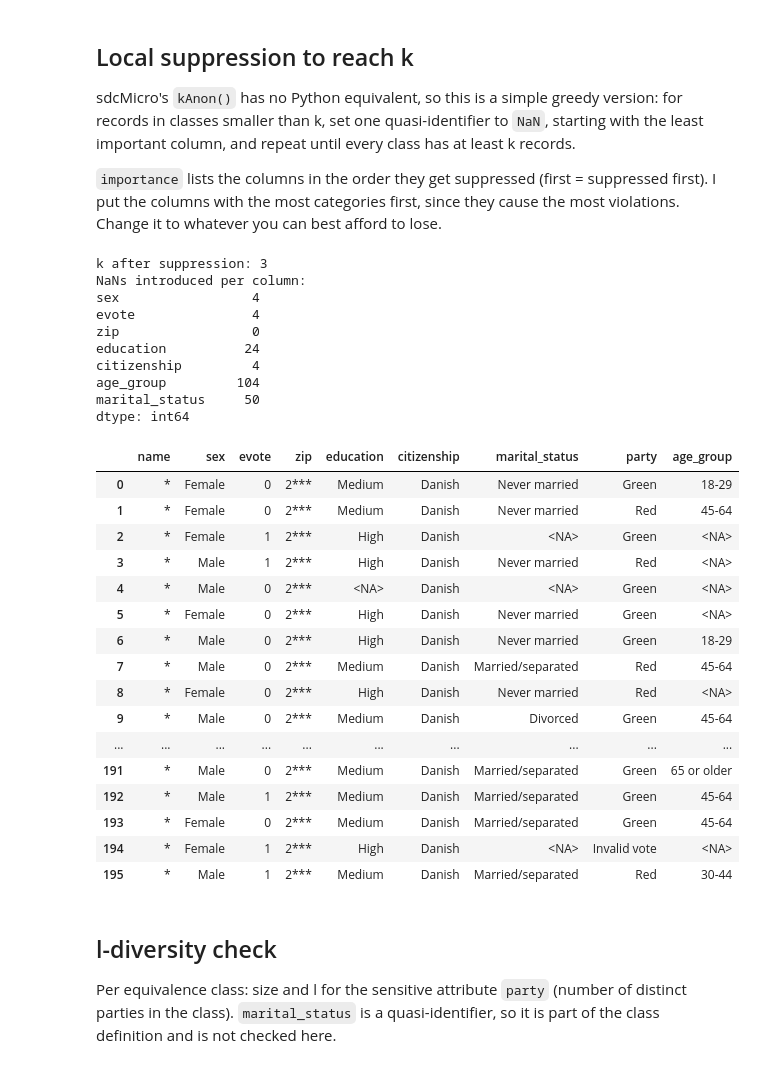
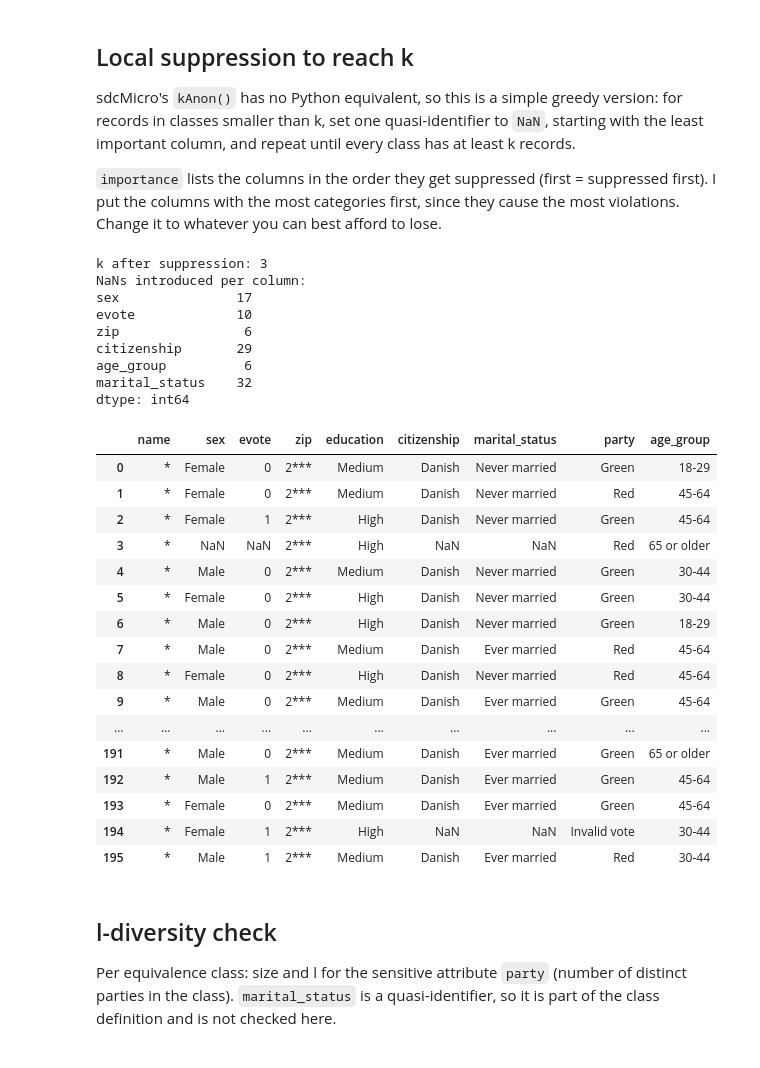
Before and after one commit to darageorgieva/Elections-Data-Anonymisation-Security-Privacy-Project, a Jupyter notebook: annonymisation/anon_check.ipynb, the cells around one changed output. Cells and saved outputs as stored; diff of their text form; code cells hidden in the pictures.

Commit message:
tweeked anon notebook: merge marital status, exclude education from quasi-identifiers, most importantly suppression order which supressed way more evenly especially the age group 104 --> 6

```diff
--- a/annonymisation/anon_check.ipynb
+++ b/annonymisation/anon_check.ipynb
@@ -14,6 +14,8 @@ pd.set_option("display.width", 200)
 df = pd.read_csv(r"..\data\private_data_preprocessed.csv", dtype=str)   # read everything as text (evote, zip as characters)
 df = df.drop(columns=[c for c in df.columns if c.startswith("Unnamed") or c == "X"], errors="ignore")  # drop row-index column
 df["zip"] = df["zip"].str[0] + "***"
+# marital status: merge into Never married / Ever married (fewer small classes -> less suppression)
+df["marital_status"] = df["marital_status"].where(df["marital_status"] == "Never married", "Ever married")
 df
 # %% [output]
 |  | name | sex | evote | zip | education | citizenship | marital_status | party | age_group |
@@ -45,7 +48,9 @@ df
 # %% [markdown]
 ## Quasi-identifiers and sensitive attributes
 # %%
-qi   = ["sex", "evote", "zip", "education", "citizenship", "age_group", "marital_status"]
+# quasi-identifiers = attributes the attacker can link on via the public register.
+# education is NOT in the register, so it is not a quasi-identifier and is never suppressed.
+qi   = ["sex", "evote", "zip", "citizenship", "age_group", "marital_status"]
 sens = ["party"]
 # %% [markdown]
 ## k-anonymity check
@@ -73,55 +78,57 @@ for records in classes smaller than k, set one quasi-identifier to `NaN`, starti
 # %%
 def k_anon_suppress(data, qi, k, importance=None):
     out = data.copy()
     order = importance or sorted(qi, key=lambda c: -out[c].nunique())   # most categories first
     for col in order:
         size = out.groupby(qi, dropna=False)[qi[0]].transform("size")
         viol = size < k
         if not viol.any():
             break
         out.loc[viol, col] = pd.NA
     # records still in a class < k: suppress all their quasi-identifiers so they merge into one class
     size = out.groupby(qi, dropna=False)[qi[0]].transform("size")
     out.loc[size < k, qi] = pd.NA
     size = out.groupby(qi, dropna=False)[qi[0]].transform("size")
     if (size < k).any():
         print(f"warning: {(size < k).sum()} fully suppressed records still form a class < k={k}; drop them or lower k")
     return out
 
-df_anon = k_anon_suppress(df, qi, k=K_TARGET)
+# suppression order: age_group last because it carries the
+# age effect in (B); suppressing it first wiped that effect out and created a false one in (C).
+IMPORTANCE = ["marital_status", "citizenship", "sex", "evote", "zip", "age_group"]
+df_anon = k_anon_suppress(df, qi, k=K_TARGET, importance=IMPORTANCE)
 
 print("k after suppression:", k_groups(df_anon, qi)["n"].min())
 print("NaNs introduced per column:")
 print(df_anon[qi].isna().sum())
 df_anon
 # %% [output]
 k after suppression: 3
 NaNs introduced per column:
-sex                 4
-evote               4
-zip                 0
-education          24
-citizenship         4
-age_group         104
-marital_status     50
+sex               17
+evote             10
+zip                6
+citizenship       29
+age_group          6
+marital_status    32
 dtype: int64
 |  | name | sex | evote | zip | education | citizenship | marital_status | party | age_group |
 | 0 | * | Female | 0 | 2*** | Medium | Danish | Never married | Green | 18-29 |
 | 1 | * | Female | 0 | 2*** | Medium | Danish | Never married | Red | 45-64 |
-| 2 | * | Female | 1 | 2*** | High | Danish | <NA> | Green | <NA> |
-| 3 | * | Male | 1 | 2*** | High | Danish | Never married | Red | <NA> |
-| 4 | * | Male | 0 | 2*** | <NA> | Danish | <NA> | Green | <NA> |
-| 5 | * | Female | 0 | 2*** | High | Danish | Never married | Green | <NA> |
+| 2 | * | Female | 1 | 2*** | High | Danish | Never married | Green | 45-64 |
+| 3 | * | NaN | NaN | 2*** | High | NaN | NaN | Red | 65 or older |
+| 4 | * | Male | 0 | 2*** | Medium | Danish | Never married | Green | 30-44 |
+| 5 | * | Female | 0 | 2*** | High | Danish | Never married | Green | 30-44 |
 | 6 | * | Male | 0 | 2*** | High | Danish | Never married | Green | 18-29 |
-| 7 | * | Male | 0 | 2*** | Medium | Danish | Married/separated | Red | 45-64 |
-| 8 | * | Female | 0 | 2*** | High | Danish | Never married | Red | <NA> |
-| 9 | * | Male | 0 | 2*** | Medium | Danish | Divorced | Green | 45-64 |
+| 7 | * | Male | 0 | 2*** | Medium | Danish | Ever married | Red | 45-64 |
+| 8 | * | Female | 0 | 2*** | High | Danish | Never married | Red | 45-64 |
+| 9 | * | Male | 0 | 2*** | Medium | Danish | Ever married | Green | 45-64 |
 | ... | ... | ... | ... | ... | ... | ... | ... | ... | ... |
-| 191 | * | Male | 0 | 2*** | Medium | Danish | Married/separated | Green | 65 or older |
-| 192 | * | Male | 1 | 2*** | Medium | Danish | Married/separated | Green | 45-64 |
-| 193 | * | Female | 0 | 2*** | Medium | Danish | Married/separated | Green | 45-64 |
-| 194 | * | Female | 1 | 2*** | High | Danish | <NA> | Invalid vote | <NA> |
-| 195 | * | Male | 1 | 2*** | Medium | Danish | Married/separated | Red | 30-44 |
+| 191 | * | Male | 0 | 2*** | Medium | Danish | Ever married | Green | 65 or older |
+| 192 | * | Male | 1 | 2*** | Medium | Danish | Ever married | Green | 45-64 |
+| 193 | * | Female | 0 | 2*** | Medium | Danish | Ever married | Green | 45-64 |
+| 194 | * | Female | 1 | 2*** | High | NaN | NaN | Invalid vote | 30-44 |
+| 195 | * | Male | 1 | 2*** | Medium | Danish | Ever married | Red | 30-44 |
 # %% [markdown]
 ## l-diversity check
 Per equivalence class: size and l for the sensitive attribute `party` (number of distinct parties in the class). `marital_status` is a quasi-identifier, so it is part of the class definition and is not checked here.
```
Also changed, not shown: parts of 8 cells of this notebook, 3 other files.
